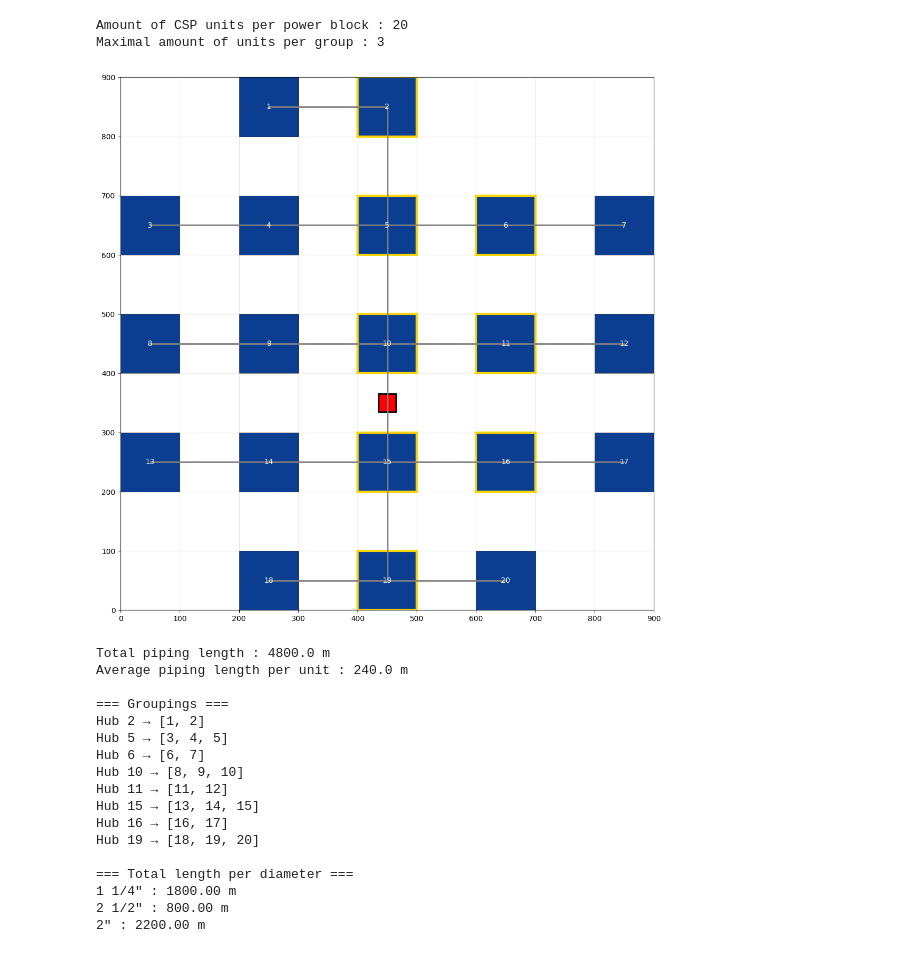
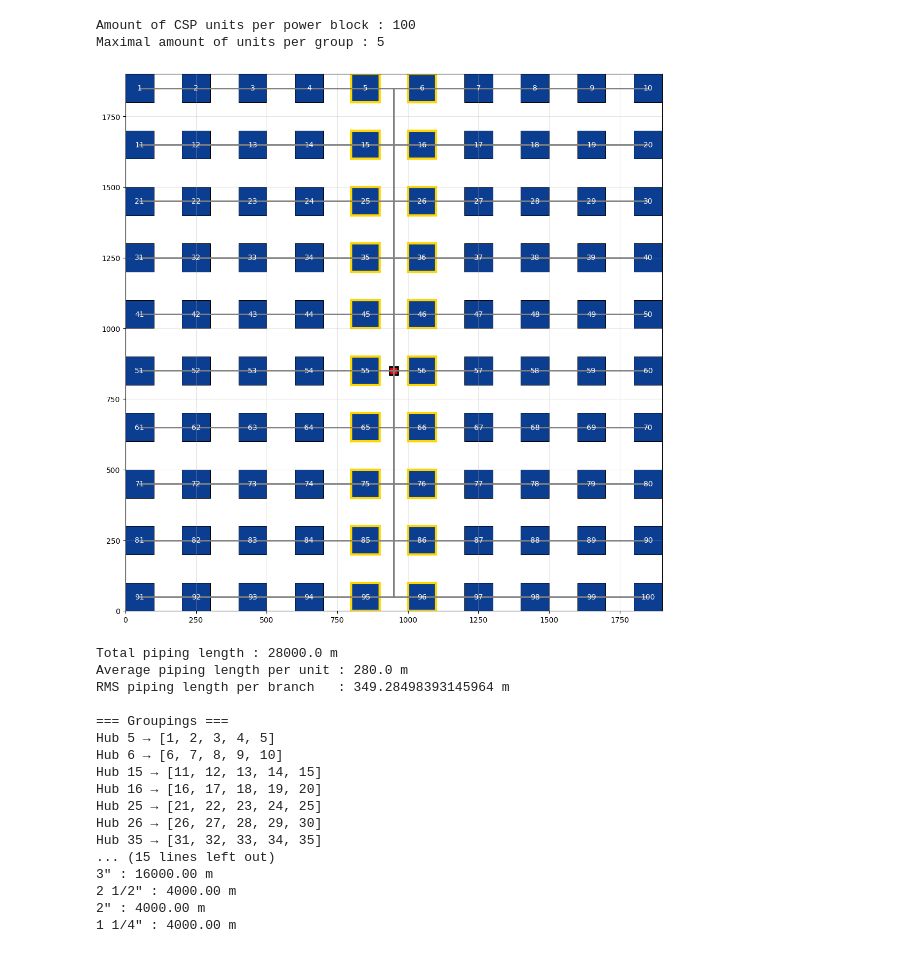
Before and after one commit to gregoirehendrix/Master_Thesis, a Jupyter notebook: towers_layout_groups_horizontal.ipynb, the cells around one changed output. Saved outputs shown, nothing was run; the diff lists cells and outputs as text; code cells hidden in the pictures.

```diff
--- a/towers_layout_groups_horizontal.ipynb
+++ b/towers_layout_groups_horizontal.ipynb
@@ -286,51 +286,60 @@ def print_clusters_visual(clusters, mapping):
 
 if __name__ == "__main__":
 
     nb = int(input("Amount of CSP units per power block : "))
     #nb = 20
     CAP = int(input("Maximal amount of units per group : "))
     #CAP = 5
     #DIST_2 = int(input("Distance (m) : "))
     DIST_2 = 200
     DIST = DIST_2/2
 
     opt = CSPOptimizerRows(DIST, CAP)
 
     blue_pos, M = opt.generate_blue_towers(nb)
     sol = opt.find_best_pb(blue_pos, M)
 
+    # Longueurs individuelles par branche
+    branch_lengths = []
+    for b, p in sol["parent"].items():
+        bx, by = sol["coords"][b]
+        px, py = sol["coords"][p]
+        branch_lengths.append(abs(bx - px) + abs(by - py))
+
+    rms = math.sqrt(sum(L**2 for L in branch_lengths) / len(branch_lengths))
 
     mapping = plot_network(blue_pos, sol, DIST, M)
 
     print("Total piping length :", sol["cost"], 'm')
-    print("Average piping length per unit :", sol["cost"]/nb, 'm')
+    print("Average piping length per unit :", sol["cost"] / nb, 'm')
+    print("RMS piping length per branch   :", rms, 'm')
 
     print_clusters_visual(sol["clusters"], mapping)
 
     pipe_info, charge = compute_pipe_charges_and_diameters(sol["parent"], nb, DIAM_TABLE)
     lengths = compute_length_per_diameter(sol["parent"], sol["coords"], pipe_info)
 
     print("\n=== Total length per diameter ===")
     for diam, L in lengths.items():
         print(f"{diam} : {L:.2f} m")
 # %% [output]
-Amount of CSP units per power block : 20
-Maximal amount of units per group : 3
+Amount of CSP units per power block : 100
+Maximal amount of units per group : 5
-[figure, old version]
+[figure, new version]
-Total piping length : 4800.0 m
-Average piping length per unit : 240.0 m
+Total piping length : 28000.0 m
+Average piping length per unit : 280.0 m
+RMS piping length per branch   : 349.28498393145964 m
 
 === Groupings ===
-Hub 2 → [1, 2]
-Hub 5 → [3, 4, 5]
-Hub 6 → [6, 7]
-Hub 10 → [8, 9, 10]
-Hub 11 → [11, 12]
-Hub 15 → [13, 14, 15]
-Hub 16 → [16, 17]
-Hub 19 → [18, 19, 20]
-
-=== Total length per diameter ===
-1 1/4" : 1800.00 m
-2 1/2" : 800.00 m
-2" : 2200.00 m
+Hub 5 → [1, 2, 3, 4, 5]
+Hub 6 → [6, 7, 8, 9, 10]
+Hub 15 → [11, 12, 13, 14, 15]
+Hub 16 → [16, 17, 18, 19, 20]
+Hub 25 → [21, 22, 23, 24, 25]
+Hub 26 → [26, 27, 28, 29, 30]
+Hub 35 → [31, 32, 33, 34, 35]
+... (15 lines left out)
+3" : 16000.00 m
+2 1/2" : 4000.00 m
+2" : 4000.00 m
+1 1/4" : 4000.00 m
```
